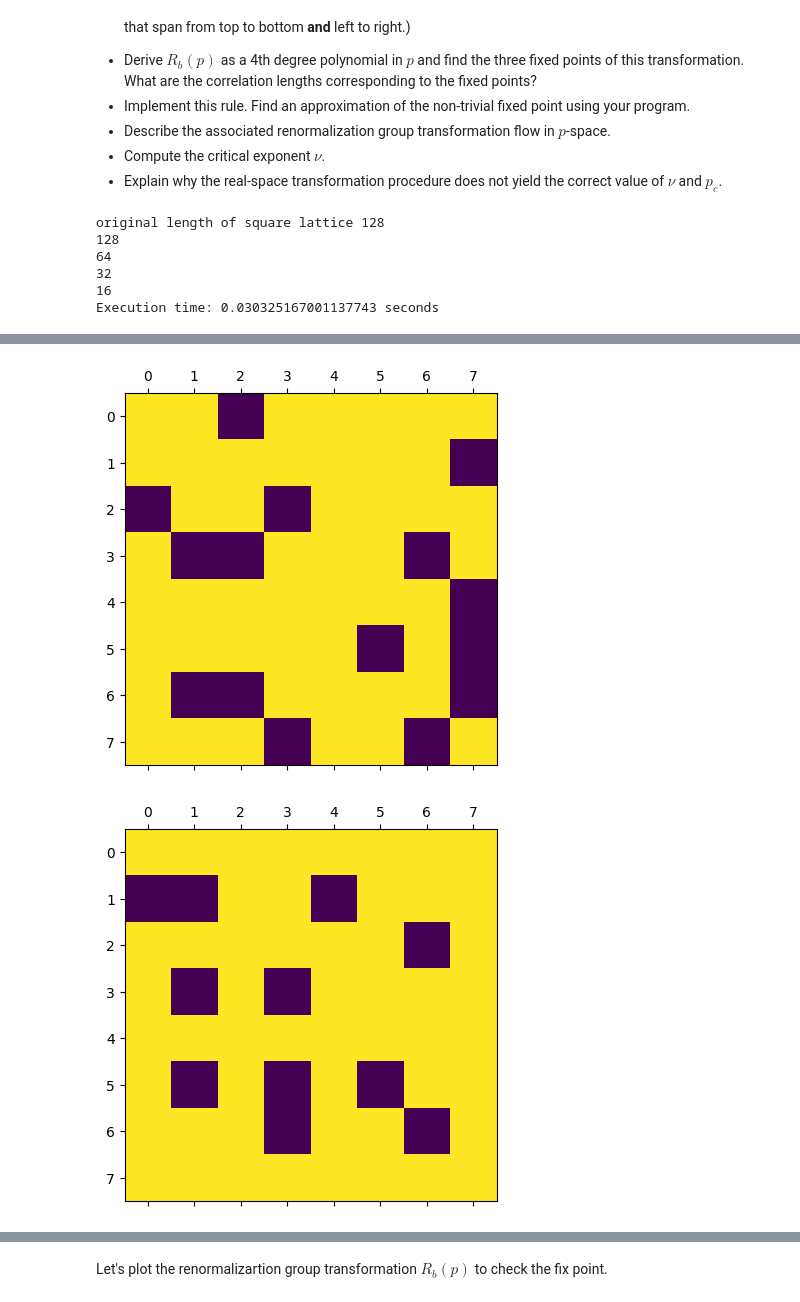
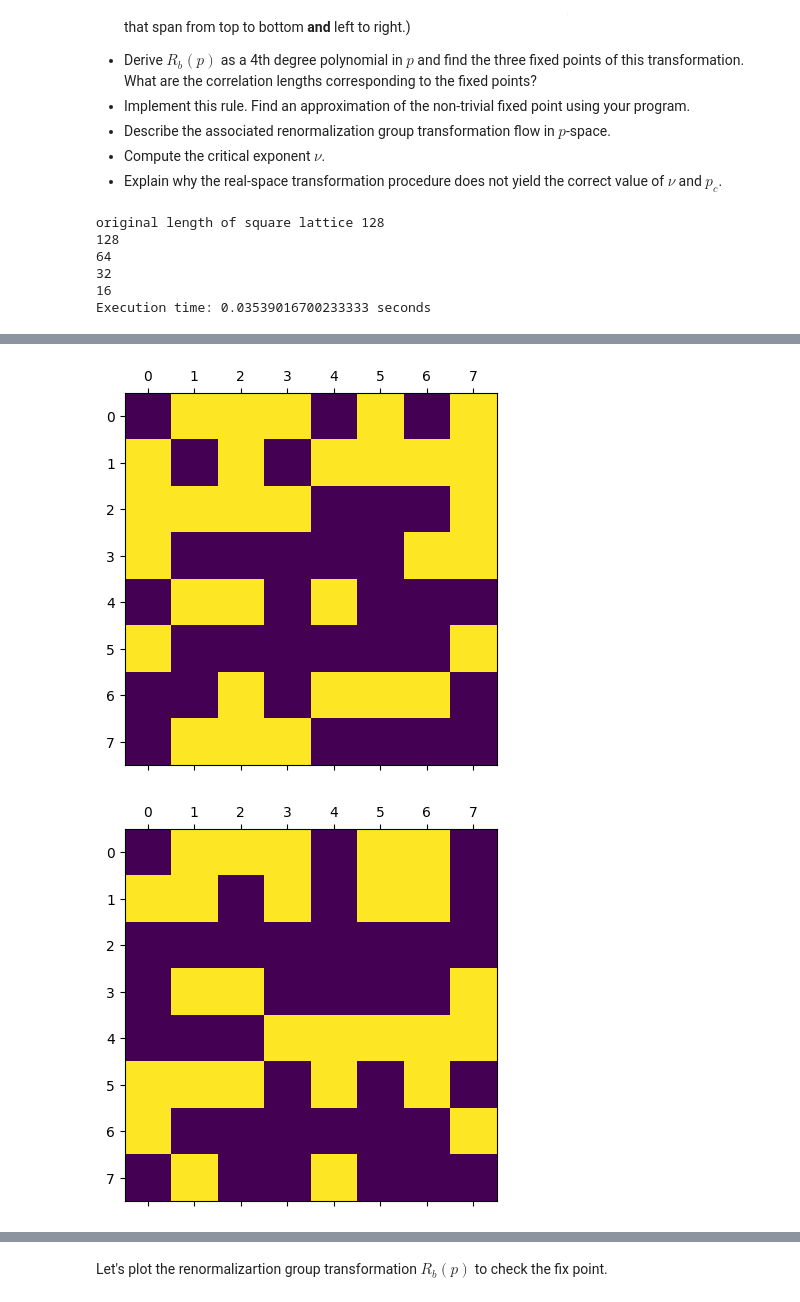
Before and after one commit to EfremCarnate/PythonThings, a Jupyter notebook: Extra/Percolation_SquareLattice.ipynb, the cells around one changed output, grey strips where cells are left out. Saved outputs shown, nothing was run; the diff lists cells and outputs as text; code cells hidden in the pictures.

```diff
--- a/Extra/Percolation_SquareLattice.ipynb
+++ b/Extra/Percolation_SquareLattice.ipynb
@@ -48,7 +48,7 @@ ran.seed(iSeed)
 
 b       = 2            # scaling factor, should be odd number for majority rule, set to 2 for top-bottom spanning-cluster rule
 NLength = b**7         # Lattice size (NLength x NLength)
-prob    = 0.7          # occupation probability
+prob    = 0.4          # occupation probability
 Nren    = 4            # number of renormalization steps
 
 print("original length of square lattice", NLength)
@@ -75,7 +75,7 @@ def LatticeRenMaj(L, b, lattice):
 # ---------------- function for renormalization, using top-down spanning rule --------
 #renormalization, spanning cluster, top-bottom (do it for b=2 only)
 #@jit(nopython=True) #compile to machine code
-def LatticeRenSpanTopDown(L,b,lattice):
+def LatticeRenSpan(L,b,lattice):
     Lnew = int(L/b)
     newlattice = np.empty((Lnew, Lnew))
     maj = int(b*b/2) + 1
@@ -87,7 +87,7 @@ def LatticeRenSpanTopDown(L,b,lattice):
                 for l in range(b):
                     sum += lattice[b*i+k,b*j+l]
             if sum == 2:
-                sum = sum + lattice[b*i,b*j]*lattice[b*i,b*j+1] + lattice[b*i,b*j]*lattice[b*i+1,b*j]
+                sum = sum + lattice[b*i,b*j]*lattice[b*i,b*j+1] + lattice[b*i,b*j]*lattice[b*i+1,b*j] + lattice[b*i+1,b*j]*lattice[b*i+1,b*j+1] + lattice[b*i,b*j+1]*lattice[b*i+1,b*j+1]
             occ = int(sum/maj)
             newlattice[i,j] = occ
 
@@ -118,7 +118,7 @@ Lwindow = int(NLength/b**Nren)
 for i in range(Nren):
     print(NLength)
     plt.matshow(Lattice[0:Lwindow,0:Lwindow],vmin=0, vmax=1)
-    Latticenew, Lnew = LatticeRenSpanTopDown(NLength,b,Lattice)
+    Latticenew, Lnew = LatticeRenSpan(NLength,b,Lattice)
     Lattice = Latticenew
     NLength = Lnew
 
@@ -130,4 +130,4 @@ original length of square lattice 128
 64
 32
 16
-Execution time: 0.030325167001137743 seconds
+Execution time: 0.03539016700233333 seconds
@@ -135,2 +135,2 @@ Execution time: 0.030325167001137743 seconds
-[figure, old version]
+[figure, new version]
-[figure, old version]
+[figure, new version]
```
Also changed, not shown: parts of 1 cell of this notebook, 2 other files.
